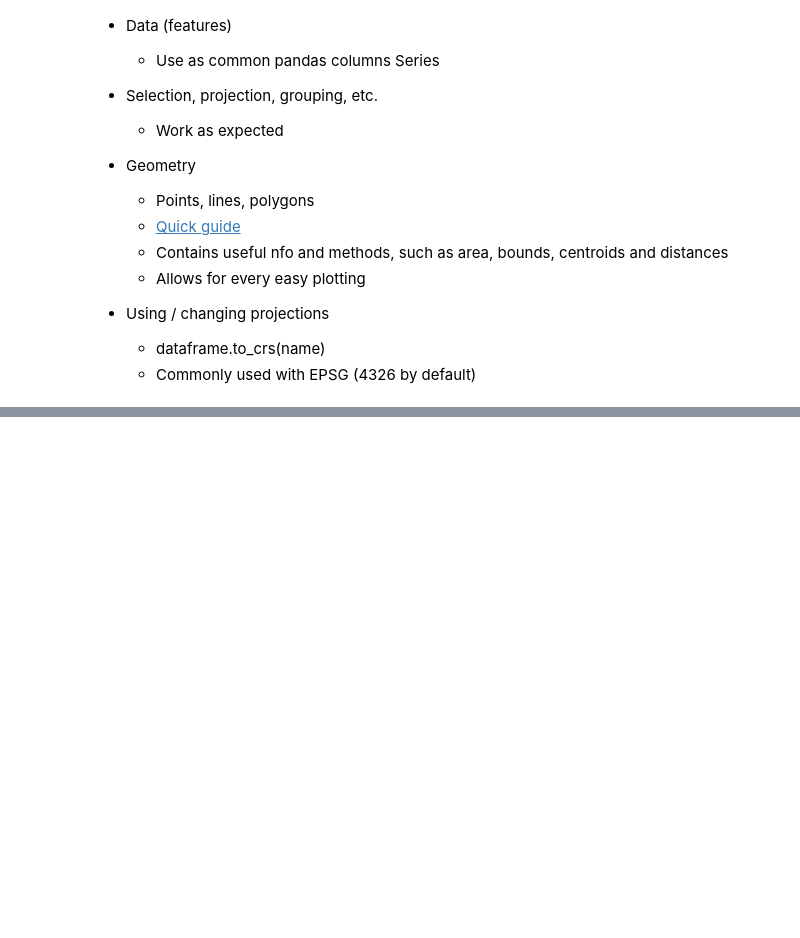
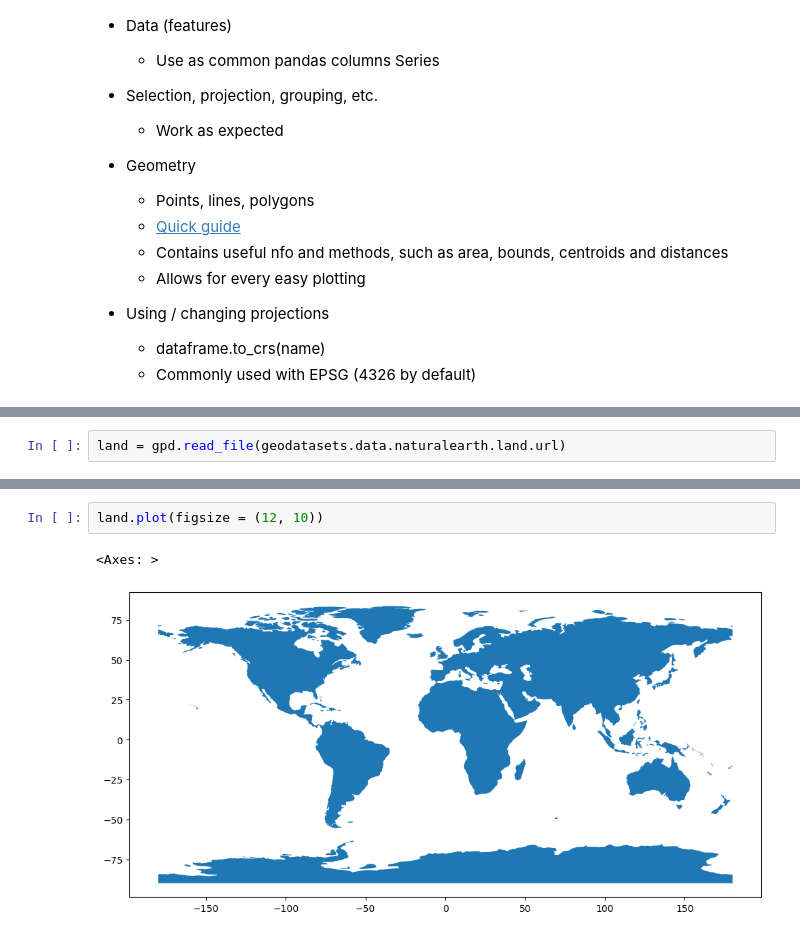
Before and after one commit to mstoychev/Data-Science-SoftwareUniversity, a Jupyter notebook: 5. Working with Spatial Data and Network Analysis/1. Class Notes/Class Notes Working with Spatial Data.ipynb, the cells around one changed output, grey strips where cells are left out. Cells and saved outputs as stored; diff of their text form; blank space fills up the shorter version.

```diff
--- a/5. Working with Spatial Data and Network Analysis/1. Class Notes/Class Notes Working with Spatial Data.ipynb
+++ b/5. Working with Spatial Data and Network Analysis/1. Class Notes/Class Notes Working with Spatial Data.ipynb
@@ -330,0 +390,2 @@ plt.show()
+# %%
+land = gpd.read_file(geodatasets.data.naturalearth.land.url)
@@ -330,0 +407,5 @@ plt.show()
+# %%
+land.plot(figsize = (12, 10))
+# %% [output]
+<Axes: >
+[figure, added]
```
Also changed, not shown: parts of 17 cells of this notebook.
